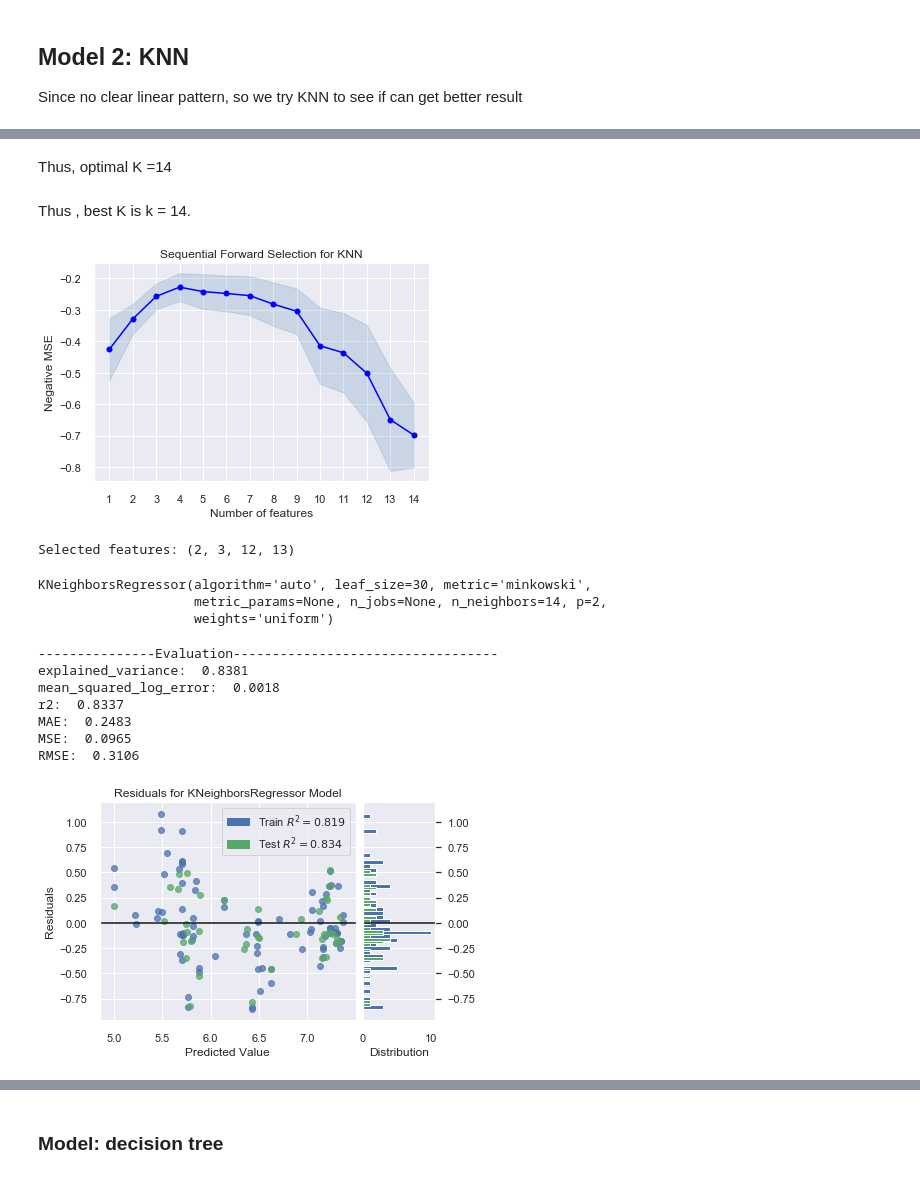
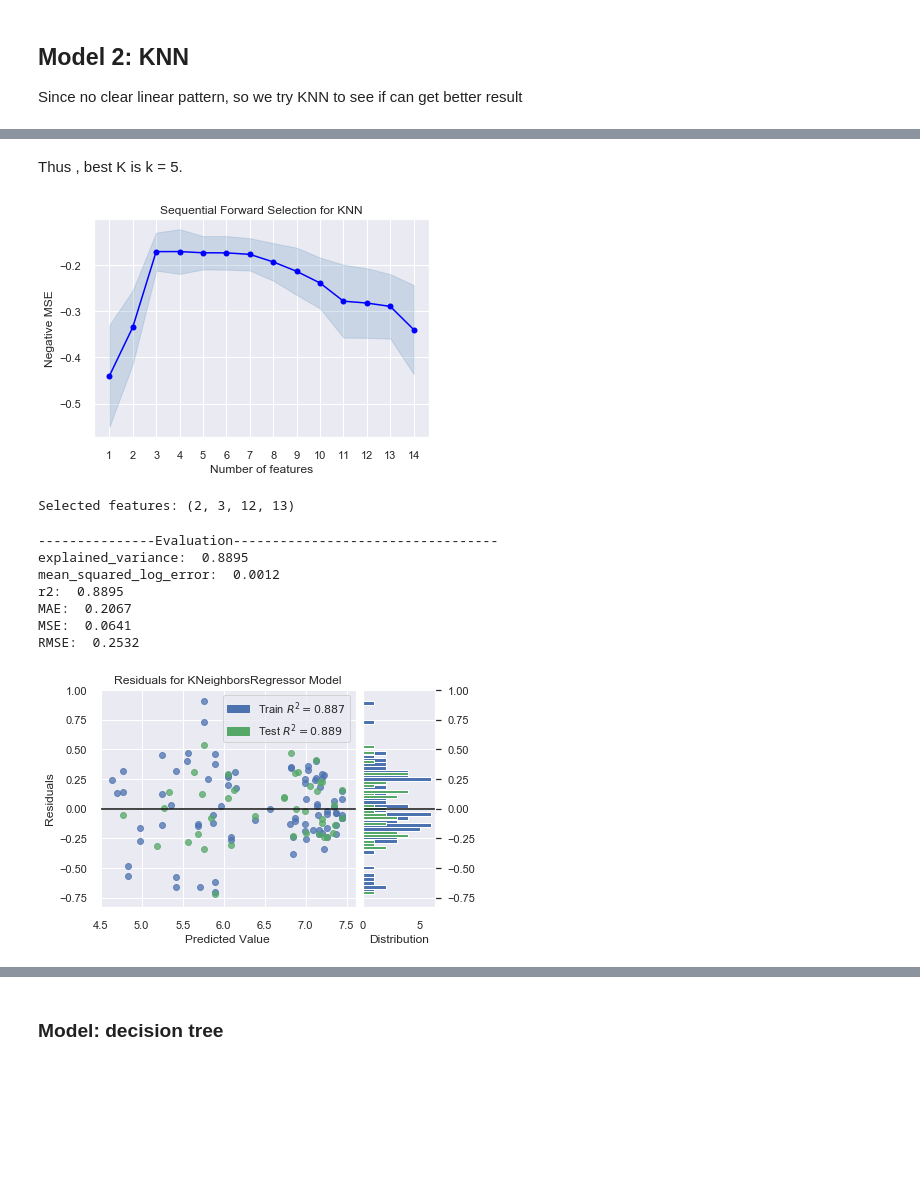
Before and after one commit to YiranJing/Health_and_Happiness_Study, a Jupyter notebook: notebook/Stage_2_model.ipynb, the cells around one changed output, grey strips where cells are left out. Saved outputs shown, nothing was run; the diff lists cells and outputs as text; code cells hidden in the pictures; blank space fills up the shorter version.

```diff
--- a/notebook/Stage_2_model.ipynb
+++ b/notebook/Stage_2_model.ipynb
@@ -154,7 +154,7 @@ y_test = y_test.as_matrix()
 # %% [markdown]
 ## Normalization variables
 # %%
-def normalize(features_group, X_train, X_test):
+def standardization(features_group, X_train, X_test):
     for feature in features_group:
          ### get mean and std from train dataset
         (mu_train, sigma_train) = norm.fit(X_train[feature])
@@ -163,7 +163,7 @@ def normalize(features_group, X_train, X_test):
         X_test[feature] = (X_test[feature] - mu_train) / sigma_train
     return X_train, X_test
 
-X_train, X_test = normalize(features_group, X_train, X_test)
+X_train, X_test = standardization(possible_features, X_train, X_test)
 # %%
 from sklearn.metrics import mean_squared_error
 import sklearn.metrics as metrics
@@ -290,10 +316,8 @@ Text(0.5, 1.0, 'The Negative MSE of different neighbors')
-# %% [markdown]
-Thus, optimal K =14
 # %% [markdown]
-Thus , best K is k = 14.
+Thus , best K is k = 5.
 # %%
 ## forword variable selection
-KNN = neighbors.KNeighborsRegressor(n_neighbors = 14)  # select k = 14
+KNN = neighbors.KNeighborsRegressor(n_neighbors = 5)  # select k = 5
 sfs = SFS(KNN,
           k_features=(4, 14), # select most reasonable features within range 6 to 14
           forward=True,
@@ -312,41 +336,37 @@ plt.show()
 
 print('Selected features:', sfs.k_feature_idx_)
 # %% [output]
-[figure, old version]
+[figure, new version]
 Selected features: (2, 3, 12, 13)
 # %%
 selected_features = ['HDI_value', 'Value_avg_annual_hours', 'Trust (Government Corruption)', 'Generosity']
 ## Create new train dataset based on new features
 X_train_KNN = X_train[selected_features]
 X_test_KNN = X_test[selected_features]
-# %%
-KNN = neighbors.KNeighborsRegressor(n_neighbors = 14)  # select k = 2
-KNN.fit(X_train_KNN, y_train)
-# %% [output]
-KNeighborsRegressor(algorithm='auto', leaf_size=30, metric='minkowski',
-                    metric_params=None, n_jobs=None, n_neighbors=14, p=2,
-                    weights='uniform')
 # %%
+KNN = neighbors.KNeighborsRegressor(n_neighbors = 5)  # select k = 5
+KNN.fit(X_train_KNN, y_train)
+
 print("\n---------------Evaluation----------------------------------")
 y_pred = KNN.predict(X_test_KNN) # predict
 regression_results(y_test, y_pred)
 
 #### Create Residual Plots
 from yellowbrick.regressor import ResidualsPlot
 visualizer = ResidualsPlot(KNN)
 visualizer.fit(X_train_KNN, y_train)  # Fit the training data to the visualizer
 visualizer.score(X_test_KNN, y_test)  # Evaluate the model on the test data
 visualizer.show()                 # Finalize and render the figure
 
 
 pred_actual_table = pd.DataFrame({'Actual': y_test.flatten(), 'Predicted': y_pred.flatten()})
 #pred_actual_table
 # %% [output]
 ---------------Evaluation----------------------------------
-explained_variance:  0.8381
-mean_squared_log_error:  0.0018
-r2:  0.8337
-MAE:  0.2483
-MSE:  0.0965
-RMSE:  0.3106
+explained_variance:  0.8895
+mean_squared_log_error:  0.0012
+r2:  0.8895
+MAE:  0.2067
+MSE:  0.0641
+RMSE:  0.2532
-[figure, old version]
+[figure, new version]
```
Also changed, not shown: parts of 4 cells of this notebook.
